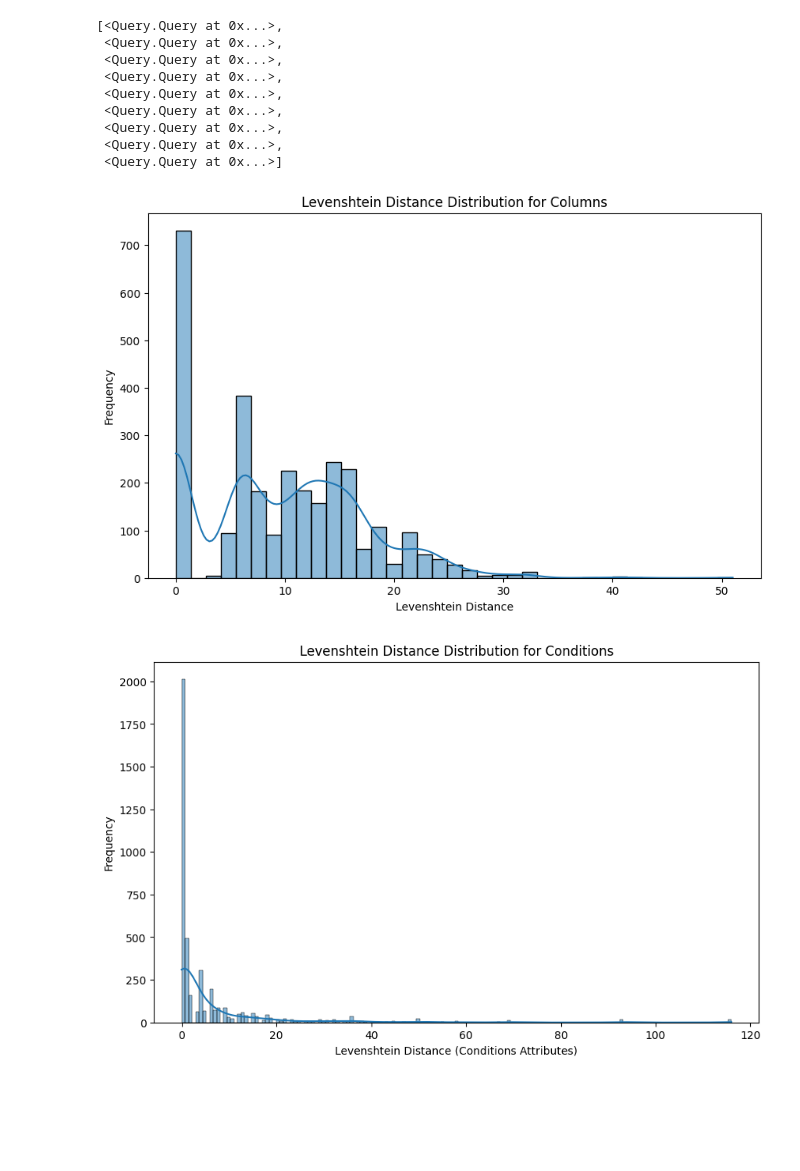
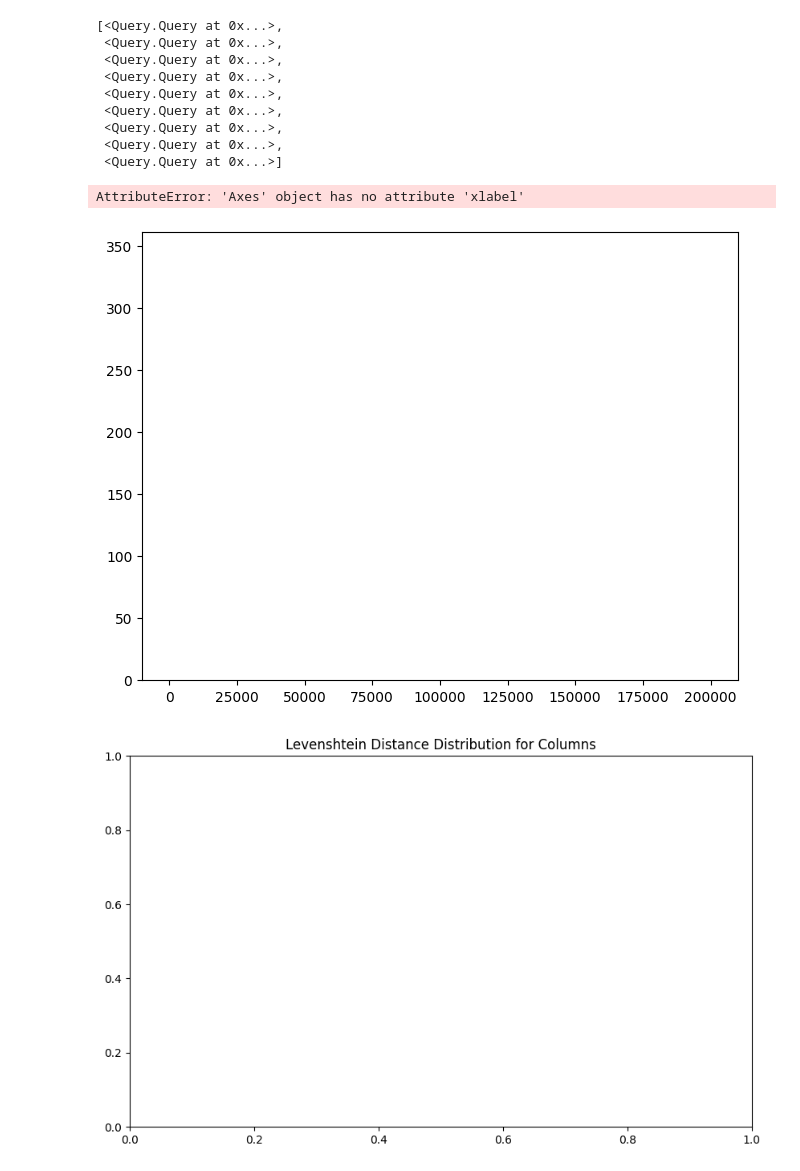
Before and after one commit to zuryr/spanish2SQL, a Jupyter notebook: src/models/levesteinDistance.ipynb, the cells around one changed output. Saved outputs shown, nothing was run; the diff lists cells and outputs as text; code cells hidden in the pictures; blank space fills up the shorter version.

```diff
--- a/src/models/levesteinDistance.ipynb
+++ b/src/models/levesteinDistance.ipynb
@@ -102,0 +88,7 @@ generated_queries
+# %%
+import pickle
+
+f = open(generated_queries_path, "rb")
+generated_queries = pickle.load(f)
+
+generated_queries
@@ -121,39 +131,52 @@ def compare_queries(original_queries, generated_queries):
     tables_results = []
 
     for original_query, generated_query in zip(original_queries, generated_queries):
-        columns_results.extend(compareColumns(original_query, generated_query))
-        conditions_results.extend(compareConditions(original_query, generated_query))
-        tables_results.extend(compareTables(original_query, generated_query))
+        columns_results.append(compareColumns(original_query, generated_query))
+        conditions_results.append(compareConditions(original_query, generated_query))
+        tables_results.append(compareTables(original_query, generated_query))
 
-    columns_df = pd.DataFrame(columns_results, columns=['Original', 'Generated', 'LevenshteinDistance'])
-    conditions_df = pd.DataFrame(conditions_results, columns=['Attribute', 'Original', 'Generated', 'LevenshteinDistance'])
-    tables_df = pd.DataFrame(tables_results, columns=['Original', 'Generated', 'LevenshteinDistance'])
 
-    return columns_df, conditions_df, tables_df
+    return columns_results, conditions_results, tables_results
 
 # Cargar las consultas originales y generadas
 original_queries = pd.read_pickle(original_queries_path)
 generated_queries = pd.read_pickle(generated_queries_path)
 
 # Comparar las consultas
-columns_df, conditions_df, tables_df = compare_queries(original_queries, generated_queries)
+columns_results, conditions_results, tables_results = compare_queries(original_queries, generated_queries)
 # %%
+import numpy as np
 import matplotlib.pyplot as plt
-import seaborn as sns
 
 # Función para graficar las distribuciones de distancias
-def plot_distance_distribution(df, title, x_label='Levenshtein Distance'):
+def plot_distance_distribution(distances: list[dict], title, x_label='Levenshtein Distance'):
+    freq = {}
+    for distance in distances:
+        total_distance = distance["ADD"] + distance["REMOVE"]
+        if total_distance not in freq:
+            freq[total_distance] = 0
+        freq[total_distance] += 1
+    max_freq = max(freq, key=freq.get)
+    distances = sorted(distances, key=lambda item: item["ADD"] + item["REMOVE"])
+    fig, ax = plt.subplots(layout='constrained')
+    freq_dist = []
+
+    ax.bar(freq.keys(), freq.values())
+    # ax.barh(range(len(distances)), distances)
+    # for v in distances:
+    #     rects = ax.bar(v["ADD"],v["REMOVE"], label = )
+    #     ax.bar_label(rects, padding=3)
     plt.figure(figsize=(10, 6))
-    sns.histplot(df['LevenshteinDistance'], kde=True)
     plt.title(title)
-    plt.xlabel(x_label)
-    plt.ylabel('Frequency')
+    # ax.xlabel(x_label)
+    ax.set_ylabel('Frequency')
     plt.show()
 
 # Graficar las distribuciones de distancias
-plot_distance_distribution(columns_df, 'Levenshtein Distance Distribution for Columns')
-plot_distance_distribution(conditions_df, 'Levenshtein Distance Distribution for Conditions', 'Levenshtein Distance (Conditions Attributes)')
-plot_distance_distribution(tables_df, 'Levenshtein Distance Distribution for Tables')
+plot_distance_distribution(columns_results, 'Levenshtein Distance Distribution for Columns')
+plot_distance_distribution(conditions_results, 'Levenshtein Distance Distribution for Conditions', 'Levenshtein Distance (Conditions Attributes)')
+plot_distance_distribution(tables_results, 'Levenshtein Distance Distribution for Tables')
 # %% [output]
+AttributeError: 'Axes' object has no attribute 'xlabel'
-[figure, old version]
+[figure, new version]
-[figure, old version]
+[figure, new version]
```
Also changed, not shown: parts of 7 cells of this notebook, 1 other file.
